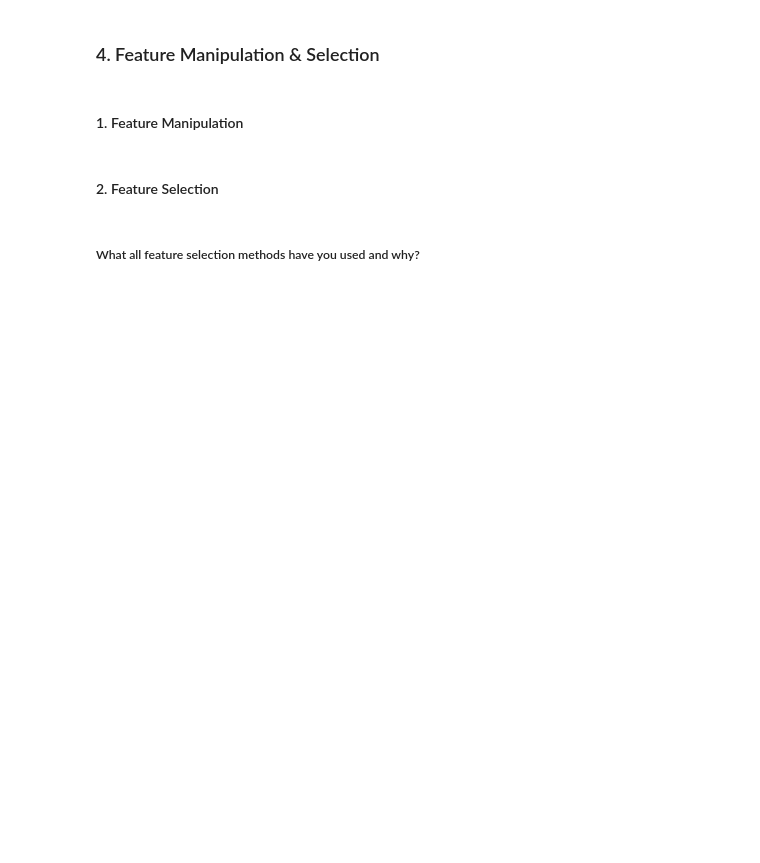
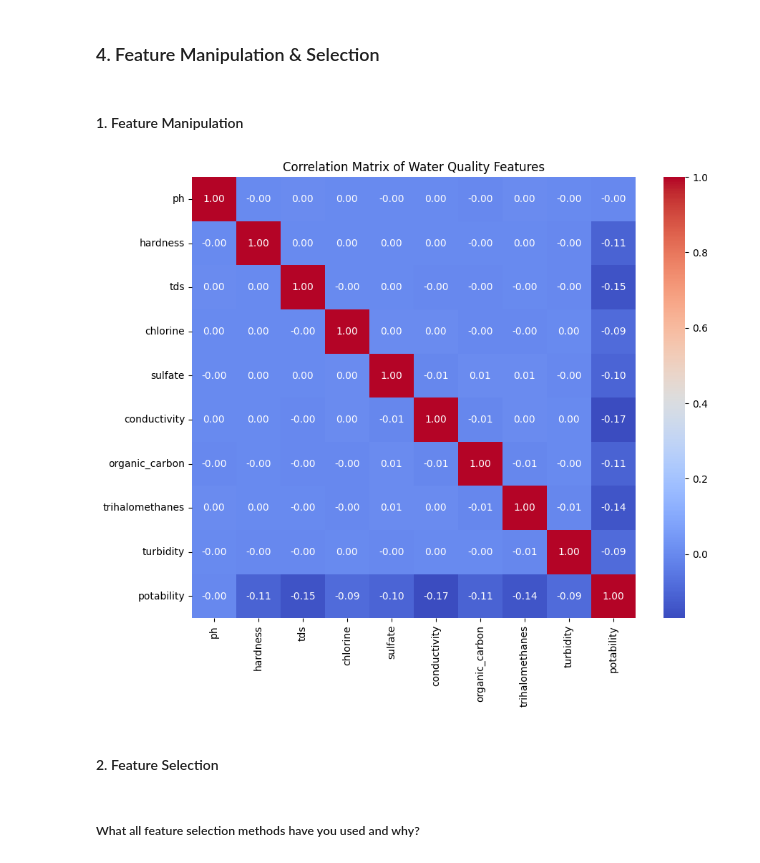
Before and after one commit to anujpurohit0501/Water_Potability_Prediction, a Jupyter notebook: Water_portability_.ipynb, the cells around one changed output. Drawn from its saved outputs; the diff is of its cells as text; code cells hidden in the pictures; blank space fills up the shorter version.

```diff
--- a/Water_portability_.ipynb
+++ b/Water_portability_.ipynb
@@ -678,0 +677,13 @@ Answer :Feature distributions show extreme overlap across both dimensions, provi
+# %%
+# Handling Missing Values & Missing Value Imputation
+# Handling Missing Values & Missing Value Imputation
+# Checking missing values count
+print("Missing values before imputation:\n", df.isnull().sum())
+
+# Imputing continuous numerical features using Median (More robust to outliers than Mean)
+numerical_cols = ['ph', 'Sulfate', 'Trihalomethanes'] # Jo columns standard water dataset mein missing hote hain
+for col in numerical_cols:
+    if col in df.columns:
+        df[col] = df[col].fillna(df[col].median())
+
+print("\nMissing values after imputation:\n", df.isnull().sum())
@@ -687,2 +714,21 @@ Answer Here.
+# %%
+# Handling Outliers & Outlier treatments
+# Handling Outliers & Outlier treatments using IQR (Interquartile Range) Capping
+def cap_outliers_iqr(dataframe, columns):
+    df_capped = dataframe.copy()
+    for col in columns:
+        Q1 = df_capped[col].quantile(0.25)
+        Q3 = df_capped[col].quantile(0.75)
+        IQR = Q3 - Q1
+        lower_bound = Q1 - 1.5 * IQR
+        upper_bound = Q3 + 1.5 * IQR
+
+        # Capping values outside bounds
+        df_capped[col] = np.clip(df_capped[col], lower_bound, upper_bound)
+    return df_capped
+
+# Applying capping to all numerical features except target
+features_to_cap = [col for col in df.columns if col != 'potability']
+df = cap_outliers_iqr(df, features_to_cap)
 # %% [markdown]
 ##### What all outlier treatment techniques have you used and why did you use those techniques?
@@ -758,3 +818,15 @@ Answer Here.
+# %%
+# Manipulate Features to minimize feature correlation and create new features
+# Manipulating features or analyzing correlation matrix
+import seaborn as sns
+import matplotlib.pyplot as plt
+
+plt.figure(figsize=(10, 8))
+sns.heatmap(df.corr(), annot=True, cmap='coolwarm', fmt=".2f")
+plt.title("Correlation Matrix of Water Quality Features")
+plt.show()
+# %% [output]
+[figure, added]
 # %% [markdown]
 #### 2. Feature Selection
 # %%
```
Also changed, not shown: parts of 40 cells of this notebook.
